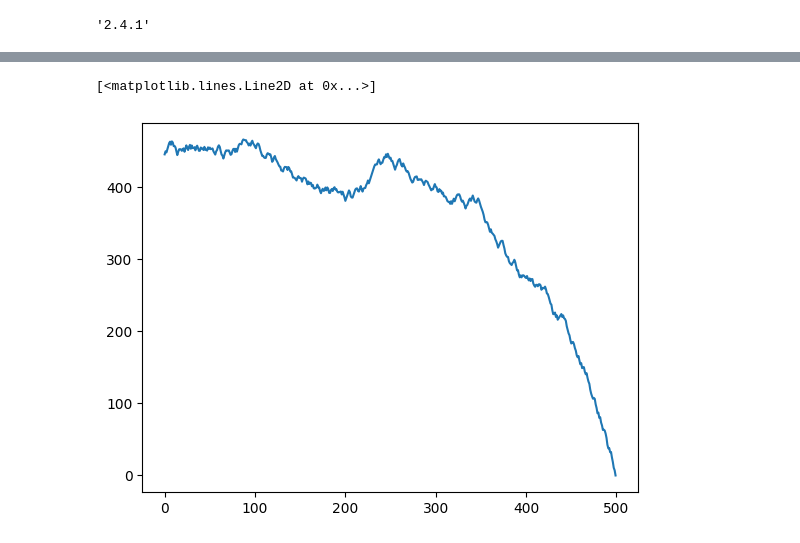
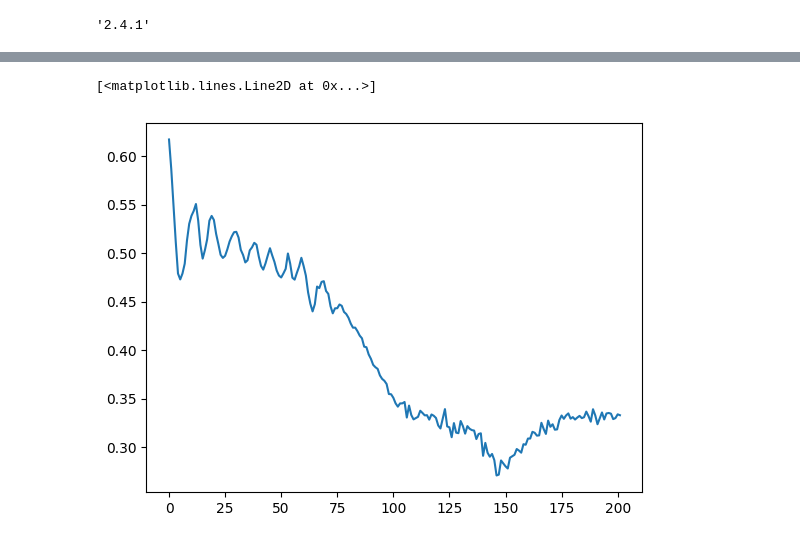
Before and after one commit to SamD770/bitter-lesson-tokenization, a Jupyter notebook: toy_problem.ipynb, the cells around one changed output, grey strips where cells are left out. Cells and saved outputs as stored; diff of their text form; code cells hidden in the pictures.

Commit message:
Semi-working solution to toy problem (model learns to never gate on "B")

```diff
--- a/toy_problem.ipynb
+++ b/toy_problem.ipynb
@@ -428,0 +493,2 @@ out = bitter_tokenizer_training_step(my_model, my_batch, dummy_optim)
+# %%
+byte5_tokenizer = AutoTokenizer.from_pretrained("google/byt5-large")
@@ -428,0 +502,3 @@ out = bitter_tokenizer_training_step(my_model, my_batch, dummy_optim)
+# %%
+train_x, train_c = sample_dataset(10**6)
+val_x, val_c = sample_dataset(10**4)
@@ -428,0 +584,3 @@ out = bitter_tokenizer_training_step(my_model, my_batch, dummy_optim)
+# %%
+my_model = GemmaMiniBitterLLM(vocab_size=byte5_tokenizer.vocab_size, embedding_dim=64, num_heads=4, downsample_rate=0.25, sliding_window=4)
+print(f"my_model has {parameter_count_string(my_model)} parameters")
@@ -428,0 +589,3 @@ out = bitter_tokenizer_training_step(my_model, my_batch, dummy_optim)
+# %%
+train_losses = bitter_tokenizer_training_loop(my_model, train_x, num_epochs=1, batch_size=256, batch_print_every=1, batch_limit=200)
+train_losses
@@ -429,9 +623,6 @@ out = bitter_tokenizer_training_step(my_model, my_batch, dummy_optim)
 # %%
 import matplotlib.pyplot as plt
+plt.plot(train_losses["selected_action_ce"])
+# %% [output]
+[<matplotlib.lines.Line2D at 0x...>]
+[figure, added]
-# %%
-ce = out
-
-plt.plot(out[:].to("cpu"))
-# %% [output]
-[<matplotlib.lines.Line2D at 0x...>]
-[figure, removed]
```
Also changed, not shown: parts of 26 cells of this notebook.
